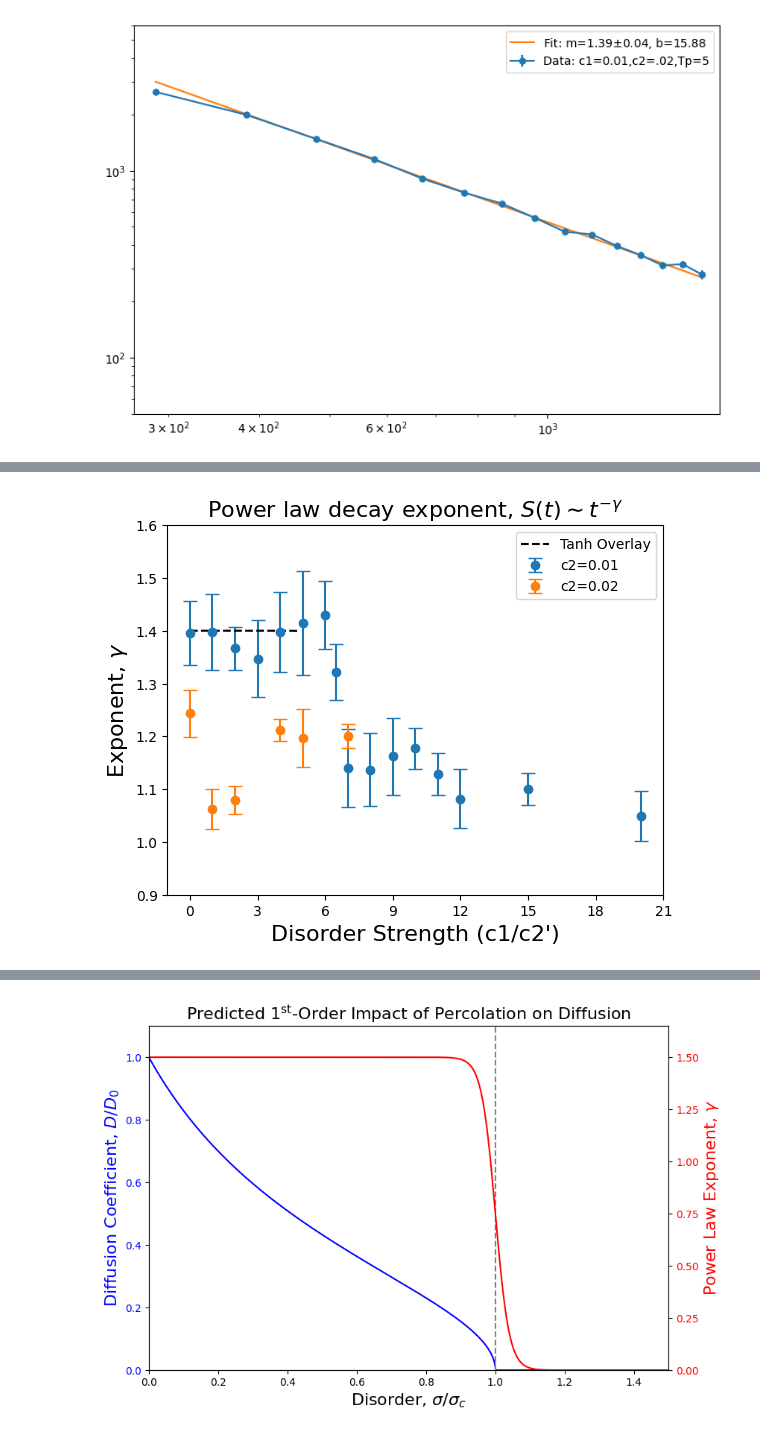
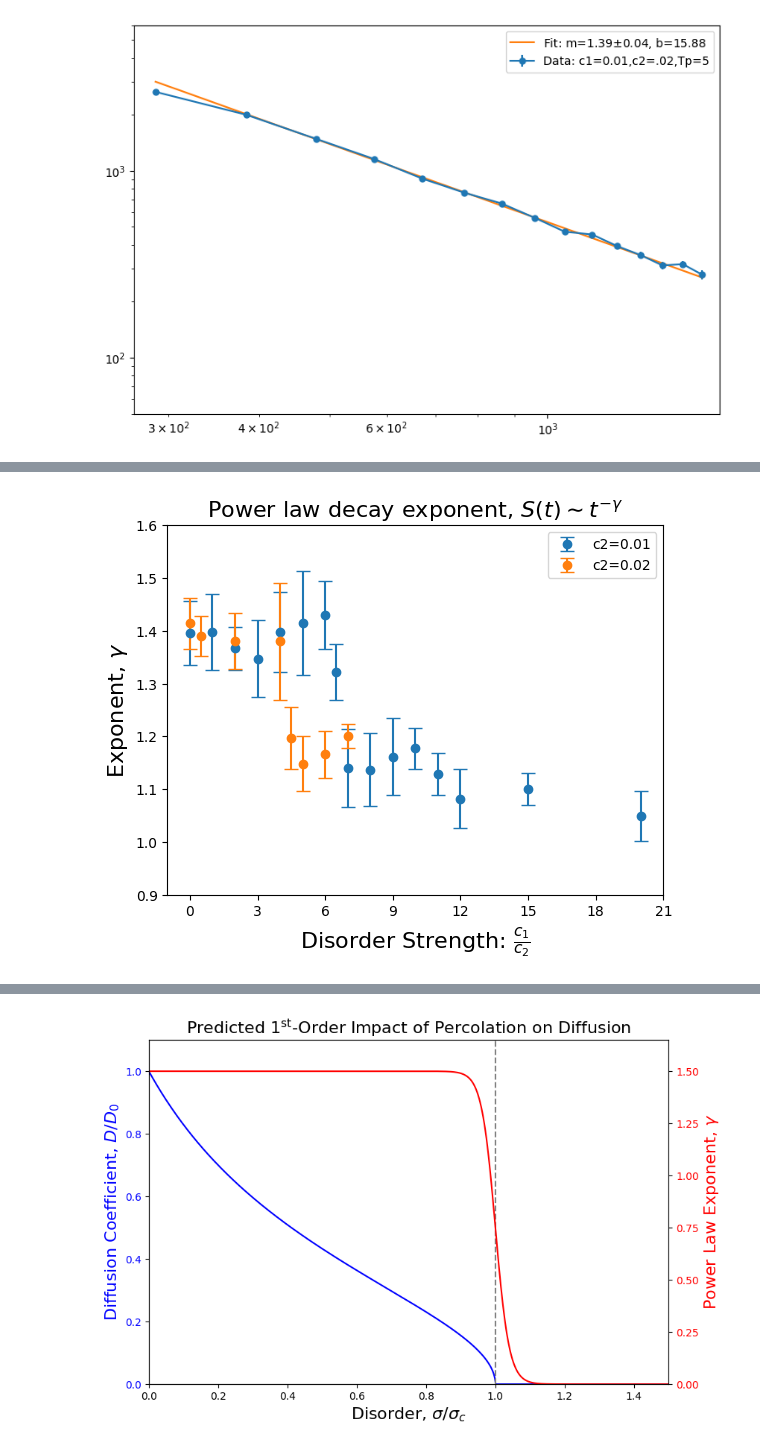
Before and after one commit to awstasiuk/phd-notebooks, a Jupyter notebook: LiF Cals/diffusion_expt_pt2.ipynb, the cells around one changed output, grey strips where cells are left out. Saved outputs shown, nothing was run; the diff lists cells and outputs as text; code cells hidden in the pictures.

Commit message:
backup now data is mostly collected

```diff
--- a/LiF Cals/diffusion_expt_pt2.ipynb
+++ b/LiF Cals/diffusion_expt_pt2.ipynb
@@ -1103,7 +1081,7 @@ expt = nmr.Experiment(805, folder='expt9')
 data = expt.load_tpc(normalize=False,use_real=True)
 errs = np.std(np.real(expt.nmr_data)[:,-50:-1],axis=1)
 times = np.arange(3*T, 18*T,T)
-m,b,err = slope_fit(data,1,10,times)
+m,b,err = slope_fit(data,1,8,times)
 fig, ax = plt.subplots(figsize=(9, 6))
 ax.set_xscale("log")
 ax.set_yscale("log")
@@ -1113,9 +1091,9 @@ ax.legend()
 plt.xlim(2.8*T, 18*T)
 plt.ylim(5e1,6e3)
 plt.show()
-slopes_v2[(0.0, .02)] = m
-slopes_v2_err[(0.0, .02)] = err
-intercepts_v2[(0.0, .02)] = b
+#slopes_v2[(0.0, .02)] = m
+#slopes_v2_err[(0.0, .02)] = err
+#intercepts_v2[(0.0, .02)] = b
 # %% [output]
 [figure]
 # %%
@@ -1145,0 +1278,24 @@ intercepts_v2[(0.01, .02)] = b
+# %%
+# 6/12, pp=ken_diff5_direct_mid_fc11
+# c1=.12, c2=.02
+# T0 = 3, Tf=18
+# 5 prep cycles
+# no solid echo
+# maybe it will be better this time
+expt = nmr.Experiment(831, folder='expt9')
+data = expt.load_tpc(normalize=False,use_real=True)
+errs = np.std(np.real(expt.nmr_data)[:,-50:-1],axis=1)
+times = np.arange(3*T, 18*T,T)
+m,b,err = slope_fit(data,2,15,times)
+fig, ax = plt.subplots(figsize=(9, 6))
+ax.set_xscale("log")
+ax.set_yscale("log")
+ax.errorbar(times,data,errs,label=f"Data: c1=0.12,c2=.02,Tp=5",marker="o",markersize=5)
+ax.plot(times, np.exp(-m*np.log(times)-b), label=f"Fit: m={m:.2f}"+ r"$\pm$" + f"{err:.2f}, b={-b:.2f}")
+ax.legend()
+plt.xlim(2.8*T, 18*T)
+plt.ylim(5e1,6e3)
+plt.show()
+slopes_v2[(0.12, .02)] = m
+slopes_v2_err[(0.12, .02)] = err
+intercepts_v2[(0.12, .02)] = b
@@ -1150,27 +1308,28 @@ slopes_by_c2 = {c2: [] for c2 in unique_c2_values}
 errors_by_c2 = {c2: [] for c2 in unique_c2_values}
 disorder_by_c2 = {c2: [] for c2 in unique_c2_values}
 
-offset =0 # Offset for disorder strength calculation
-
+offset =.003 # Offset for disorder strength calculation
+rescale = .0
+homo = 5.25
 for key, slope in slopes_v2.items():
     c1, c2 = key
-    disorder_strength = c1 / (c2-offset)
+    disorder_strength = c1/c2
     slopes_by_c2[c2].append(slope)
     errors_by_c2[c2].append(slopes_v2_err[key])
     disorder_by_c2[c2].append(disorder_strength)
 # %%
-disorder = np.arange(0, 5, 0.1)
+disorder = np.arange(0, 8, 0.1)
 
 plt.errorbar(disorder_by_c2[0.01], slopes_by_c2[0.01], yerr=errors_by_c2[0.01], fmt='o', capsize=5, label="c2=0.01")
 plt.errorbar(disorder_by_c2[0.02], slopes_by_c2[0.02], yerr=errors_by_c2[0.02], fmt='o', capsize=5, label="c2=0.02")
-plt.xlabel("Disorder Strength (c1/c2')", fontsize=16)
+plt.xlabel(r"Disorder Strength: $\frac{c_1}{c_2}$", fontsize=16)
 plt.ylabel(r"Exponent, $\gamma$", fontsize=16)
 plt.title(r"Power law decay exponent, $S(t) \sim t^{-\gamma}$", fontsize=16)
 plt.ylim(.9, 1.6)
-plt.plot(disorder, 0.14 * (1 - np.tanh(2 * (disorder - 6.5))) + 1.12, label="Tanh Overlay", linestyle='--', color='black')
+#plt.plot(disorder, 0.14 * (1 - np.tanh(3.5 * (disorder - 2.6))) + 1.12, label="Tanh Overlay", linestyle='--', color='black')
 plt.legend()
 ax = plt.gca()
 ax.xaxis.set_major_locator(plt.MaxNLocator(integer=True))
 plt.show()
 # %% [output]
-[figure, old version]
+[figure, new version]
```
Also changed, not shown: parts of 15 cells of this notebook, 6 other files.
